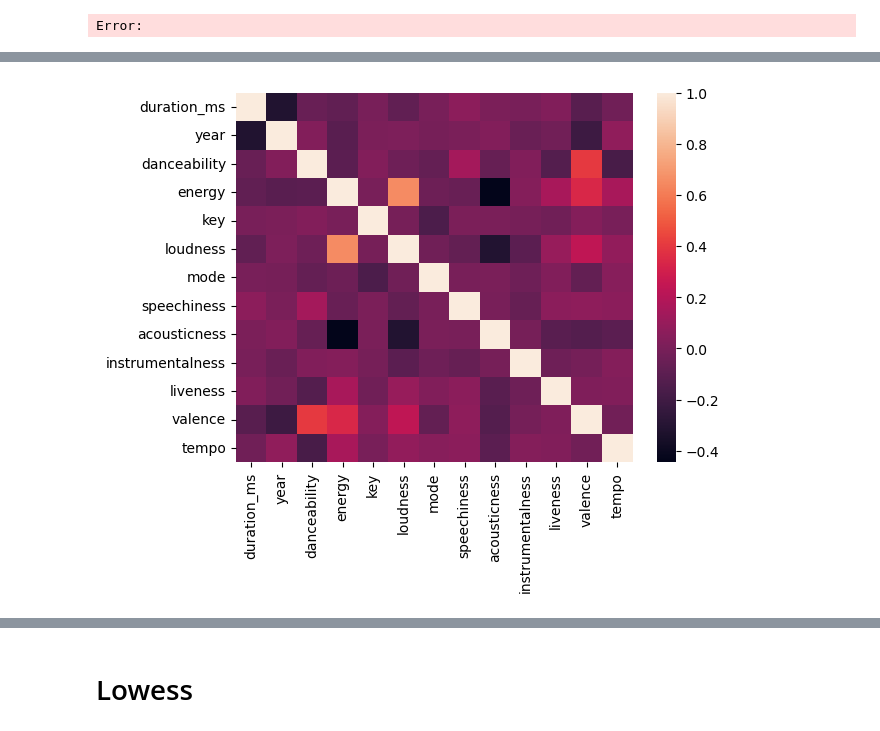
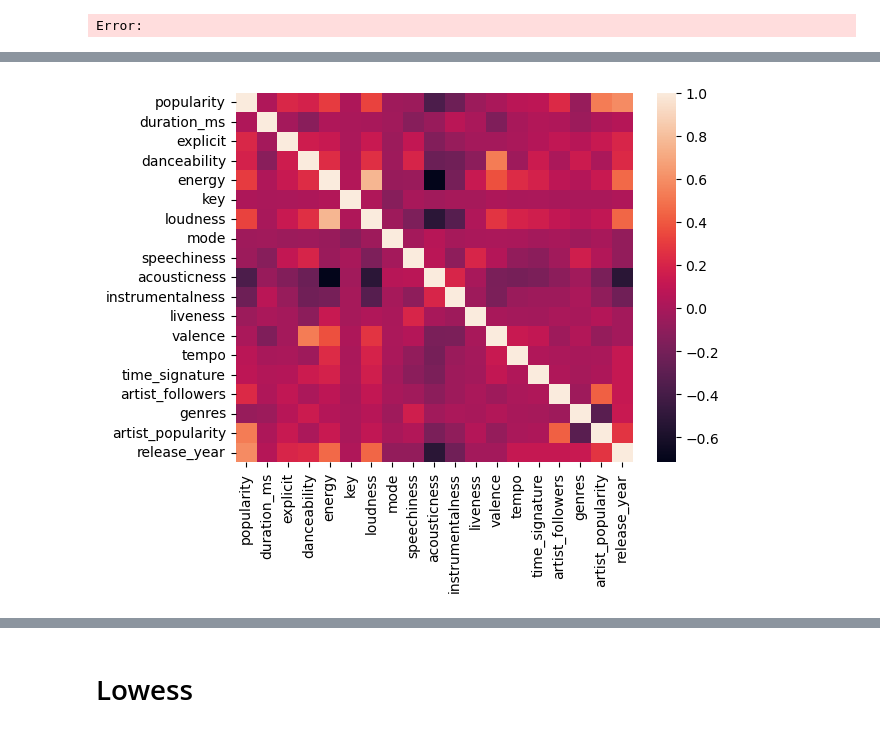
Before and after one commit to Zoroa1885/Spotify_song_popularity_prediction, a Jupyter notebook: spotify_song_popularity_prediction.ipynb, the cells around one changed output, grey strips where cells are left out. Saved outputs shown, nothing was run; the diff lists cells and outputs as text; code cells hidden in the pictures.

```diff
--- a/spotify_song_popularity_prediction.ipynb
+++ b/spotify_song_popularity_prediction.ipynb
@@ -179,18 +185,27 @@ cat_cols.remove("artist_id")
 cat_cols.remove("artists")
 cat_cols.remove("release_date")
 
+# Without artist predictos
+cat_cols.remove("artist_name")
+
+num_cols.remove("artist_followers")
+num_cols.remove("artist_popularity")
+
+# Without year
+num_cols.remove("release_year")
+
 
 predictors = cat_cols + num_cols
 # %% [markdown]
 # Preprocessing
 # %%
-X = df.copy()
+X_full = df.copy()
 # %%
 ssc = StandardScaler()
-ssc.fit(X[num_cols])
-X[num_cols] = ssc.transform(X[num_cols])
+ssc.fit(X_full[num_cols])
+X_full[num_cols] = ssc.transform(X_full[num_cols])
 
-X.head()
+X_full.head()
 # %% [output]
 |  | id | name | popularity | duration_ms | explicit | artists | id_artists | release_date | danceability | ... |
 | 0 | 35iwgR4jXetI318WEWsa1Q | Carve | 6 | -0.815233 | -0.214754 | ['Uli'] | ['45tIt06XoI0Iio4LBEVpls'] | 1922-02-22 | 0.490096 | ... |
@@ -200,11 +215,11 @@ X.head()
 | 4 | 08y9GfoqCWfOGsKdwojr5e | Lady of the Evening | 0 | -0.529308 | -0.214754 | ['Dick Haymes'] | ['3BiJGZsyX9sJchTqcSA7Su'] | 1922 | -0.972856 | ... |
 5 rows × 26 columns
 # %%
-for col in X.columns:
+for col in X_full.columns:
     if col in cat_cols:
         print(col)
         lbl = LabelEncoder()
-        lbl.fit(list(X[col].values))
-        X[col] = lbl.transform(list(X[col].values))
+        lbl.fit(list(X_full[col].values))
+        X_full[col] = lbl.transform(list(X_full[col].values))
 # %% [output]
 genres
@@ -284,6 +310,6 @@ sns.pairplot(X, vars =['duration_ms',
 # %% [output]
 Error:
 # %%
-sns.heatmap(df[num_cols].corr())
+sns.heatmap(X_full.corr())
 plt.show()
 # %% [output]
@@ -290,3 +317,3 @@ plt.show()
-[figure, old version]
+[figure, new version]
 # %%
 for var in num_cols:
```
Also changed, not shown: parts of 50 cells of this notebook.
